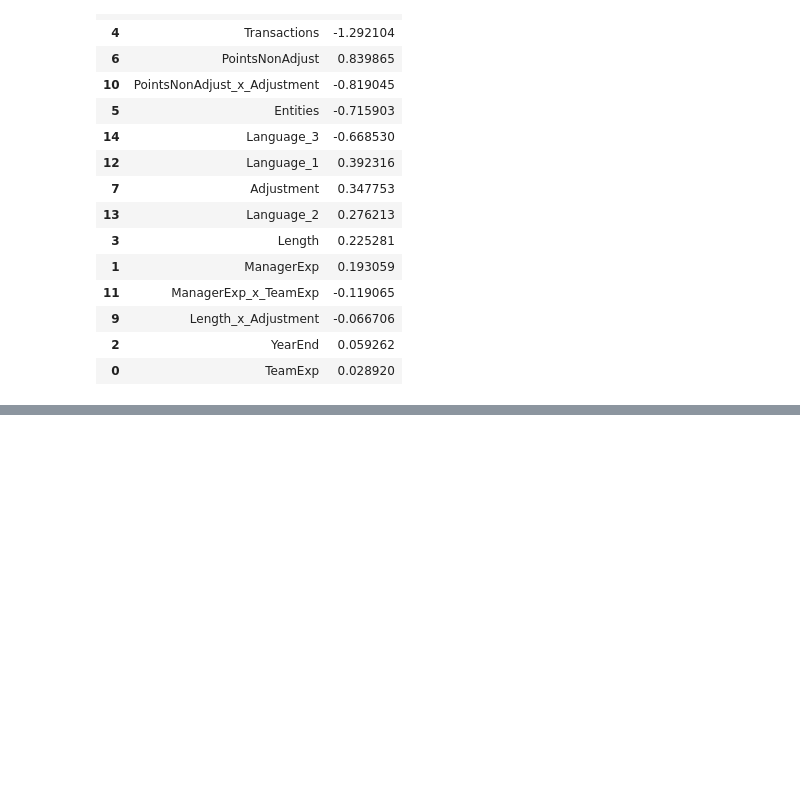
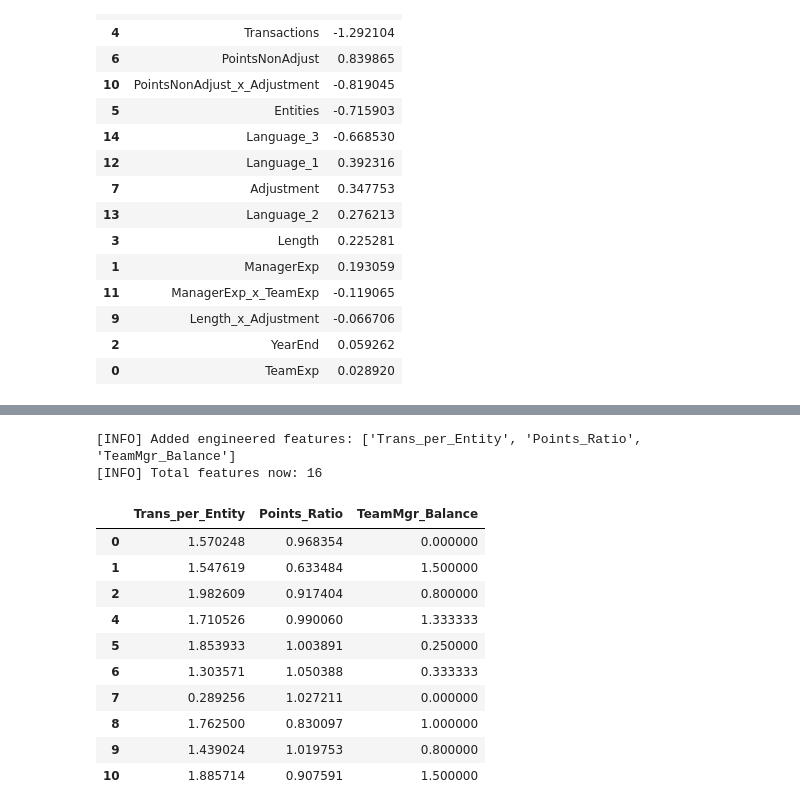
Before and after one commit to Shahbazi-Amir/SmartDevTime, a Jupyter notebook: smartdevtime_project_2.ipynb, the cells around one changed output, grey strips where cells are left out. Drawn from its saved outputs; the diff is of its cells as text; code cells hidden in the pictures; blank space fills up the shorter version.

```diff
--- a/smartdevtime_project_2.ipynb
+++ b/smartdevtime_project_2.ipynb
@@ -1048,0 +1161,39 @@ Standardized coefficients (sorted by absolute value):
+# %%
+# Step: Create additional engineered features
+# -------------------------------------------
+import numpy as np
+
+df_fe = dfi.copy()  # start from previous df with interactions
+
+# 1) Transactions per Entity (handle division by zero safely)
+df_fe["Trans_per_Entity"] = df_fe["Transactions"] / df_fe["Entities"].replace(0, np.nan)
+df_fe["Trans_per_Entity"] = df_fe["Trans_per_Entity"].fillna(0)
+
+# 2) Points Ratio (Adjusted / NonAdjusted)
+df_fe["Points_Ratio"] = df_fe["PointsAjust"] / df_fe["PointsNonAdjust"].replace(0, np.nan)
+df_fe["Points_Ratio"] = df_fe["Points_Ratio"].fillna(0)
+
+# 3) Team-Manager Balance (ManagerExp / TeamExp)
+df_fe["TeamMgr_Balance"] = df_fe["ManagerExp"] / (df_fe["TeamExp"] + 1)
+
+# --- Update feature list
+extra_features = ["Trans_per_Entity","Points_Ratio","TeamMgr_Balance"]
+feature_cols_extended = feature_cols_full + extra_features
+
+print("[INFO] Added engineered features:", extra_features)
+print("[INFO] Total features now:", len(feature_cols_extended))
+df_fe[extra_features].head(10)
+# %% [output]
+[INFO] Added engineered features: ['Trans_per_Entity', 'Points_Ratio', 'TeamMgr_Balance']
+[INFO] Total features now: 16
+|  | Trans_per_Entity | Points_Ratio | TeamMgr_Balance |
+| 0 | 1.570248 | 0.968354 | 0.000000 |
+| 1 | 1.547619 | 0.633484 | 1.500000 |
+| 2 | 1.982609 | 0.917404 | 0.800000 |
+| 4 | 1.710526 | 0.990060 | 1.333333 |
+| 5 | 1.853933 | 1.003891 | 0.250000 |
+| 6 | 1.303571 | 1.050388 | 0.333333 |
+| 7 | 0.289256 | 1.027211 | 0.000000 |
+| 8 | 1.762500 | 0.830097 | 1.000000 |
+| 9 | 1.439024 | 1.019753 | 0.800000 |
+| 10 | 1.885714 | 0.907591 | 1.500000 |
```
Also changed, not shown: parts of 2 cells of this notebook.
